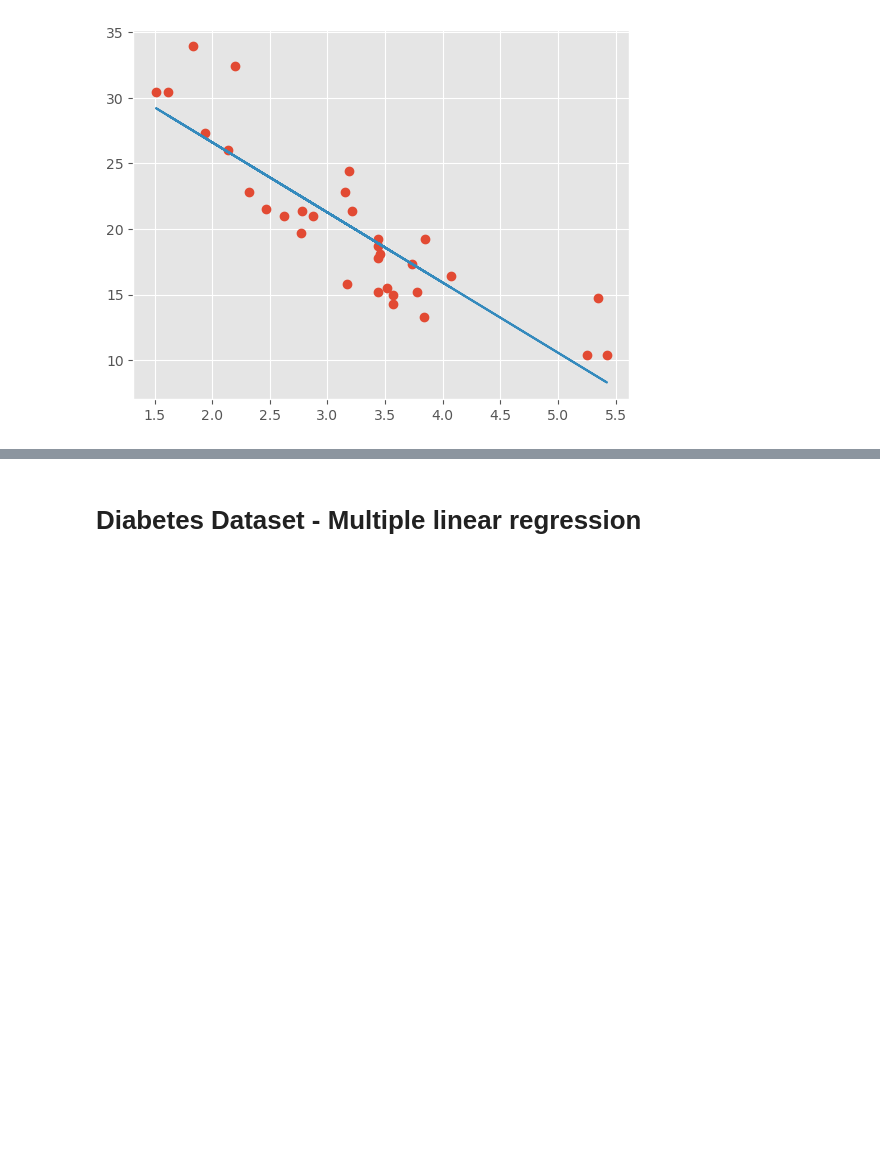
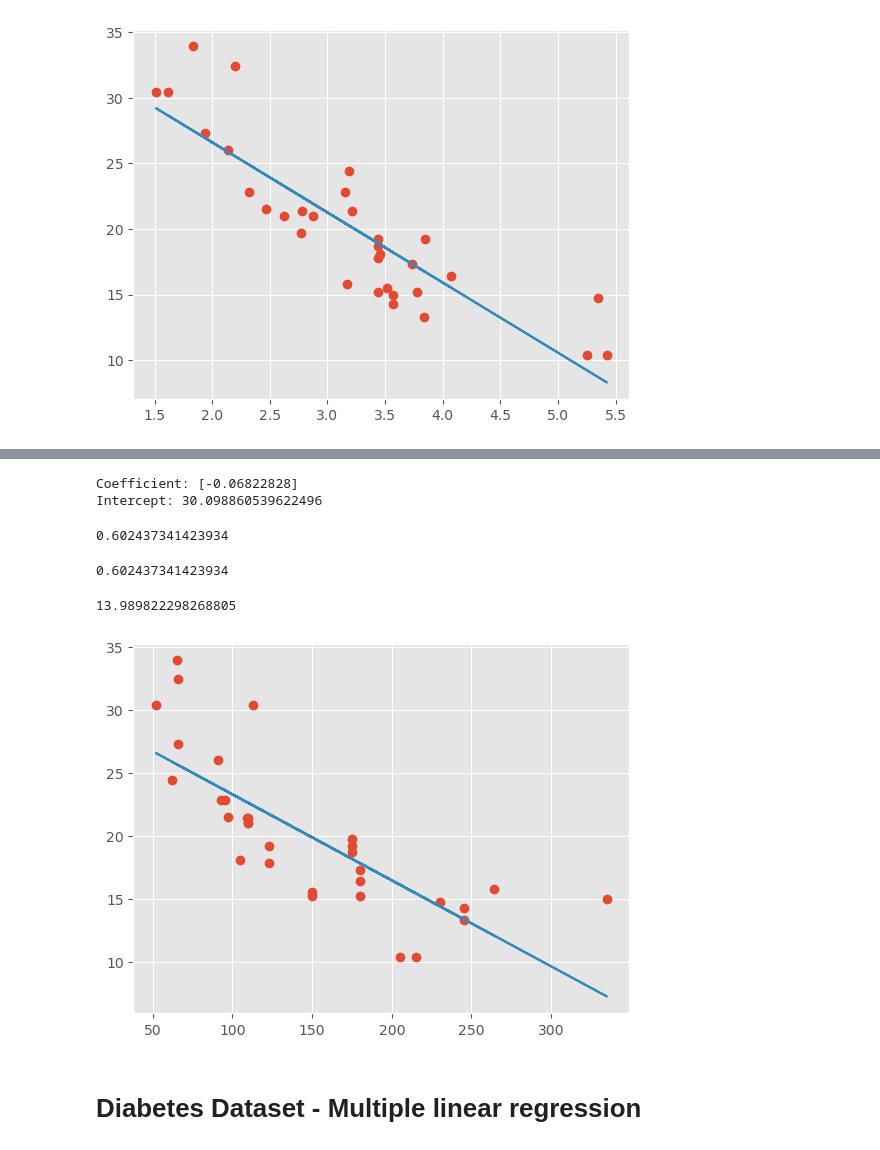
Before and after one commit to Glogover/machine_learning, a Jupyter notebook: my-work/LinearRegression.ipynb, the cells around one changed output, grey strips where cells are left out. Drawn from its saved outputs; the diff is of its cells as text; code cells hidden in the pictures; blank space fills up the shorter version.

Commit message:
Linear reg - car horsepower

```diff
--- a/my-work/LinearRegression.ipynb
+++ b/my-work/LinearRegression.ipynb
@@ -491,0 +501,3 @@ plt.show()
+# %%
+X = np.array(dfcars['hp']) # np.array() is a function from the NumPy library that creates a NumPy array from the input data. In this case, it is used to convert the 'hp' column of the dfcars DataFrame into a NumPy array, which will be used as the independent variable (predictor) in the linear regression model.
+y = np.array(dfcars['mpg']) # np.array() is a function from the NumPy library that creates a NumPy array from the input data. In this case, it is used to convert the 'mpg' column of the dfcars DataFrame into a NumPy array, which will be used as the dependent variable (response) in the linear regression model.
@@ -491,0 +520,2 @@ plt.show()
+# %%
+X = X.reshape(-1,1) # reshape the independent variable array to be a 2-dimensional array
@@ -491,0 +546,13 @@ plt.show()
+# %%
+# create linear regression object with sklearn
+
+model = LinearRegression() # model is an instance of the LinearRegression class from the sklearn.linear_model module. This object will be used to fit the linear regression model to the data and make predictions.
+
+
+# train the model and make predictions
+
+model.fit(X,y) # train the linear regression model using the fit method of the LinearRegression class. This method takes the independent variable array (X) and the dependent variable array (y) as input and fits the linear regression model to the data.
+
+pred = model.predict(X) # pred is an array that contains the predicted values of y based on the linear regression model using the predict method of the LinearRegression class. This method takes the independent variable array (X) as input and returns an array of predicted values of y based on the linear regression model.
+
+pred # display the predicted values of y based on the linear regression model using the predict method. In this case, it should return an array with 32 elements indicating the predicted values of y for each value of X.
@@ -492,3 +567,37 @@ plt.show()
+# %%
+#print out coefficients
+
+print("Coefficient:", model.coef_) # model.coef_ is an attribute of the LinearRegression class that returns the coefficients of the linear regression model. In this case, it should return an array with a single value indicating the slope of the line that best fits the data.
+print("Intercept:", model.intercept_) # model.intercept_ is an attribute of the LinearRegression class that returns the intercept of the linear regression model. In this case, it should return a single value indicating the y-intercept of the line that best fits the data.
+# %% [output]
+Coefficient: [-0.06822828]
+Intercept: 30.098860539622496
+# %%
+# R-squared value
+
+r2(y,pred) # calculate the R-squared value between the actual values of y and the predicted values of y based on the linear regression model. In this case, it should return a single value indicating the R-squared value.
+# %% [output]
+0.602437341423934
+# %%
+# R-squared value using model.score method
+
+model.score(X,y)
+# %% [output]
+0.602437341423934
+# %%
+# Mean Squared Error
+
+mse(y,pred) # calculate the mean squared error between the actual values of y and the predicted values of y based on the linear regression model. In this case, it should return a single value indicating the mean squared error.
+# %% [output]
+13.989822298268805
+# %%
+# Plot outputs
+
+plt.plot(X,y,'o') # plot the actual values of y against the independent variable array (X) as a scatter plot with 'o' markers.
+plt.plot(X,pred) # plot the predicted values of y against the independent variable array (X) as a line plot. This will show how well the linear regression model fits the data.
+plt.show()
+# %% [output]
+[figure, added]
 # %% [markdown]
 # Diabetes Dataset - Multiple linear regression
 # %% [markdown]
```
Also changed, not shown: parts of 10 cells of this notebook, 1 other file.
